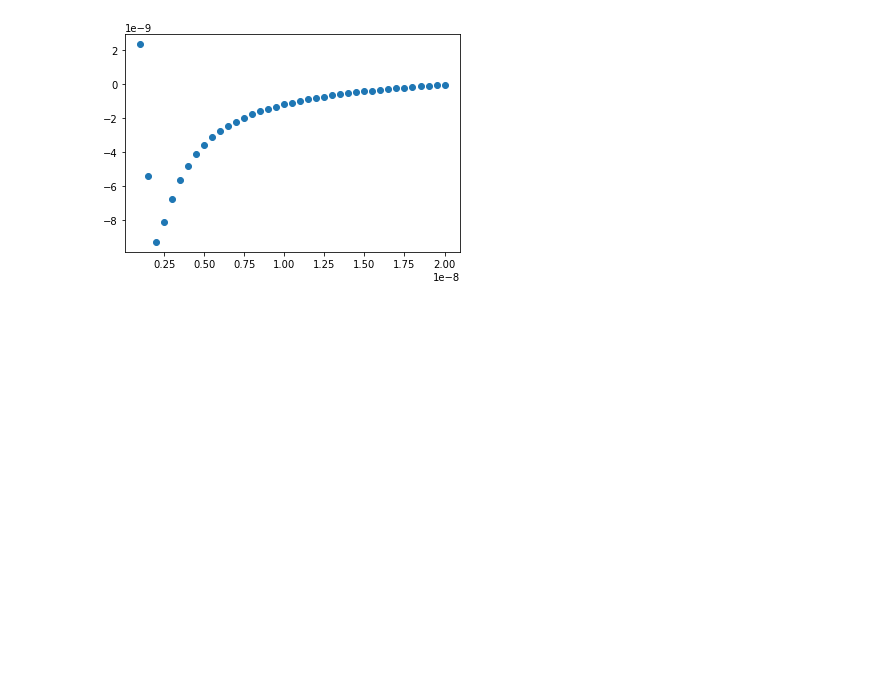
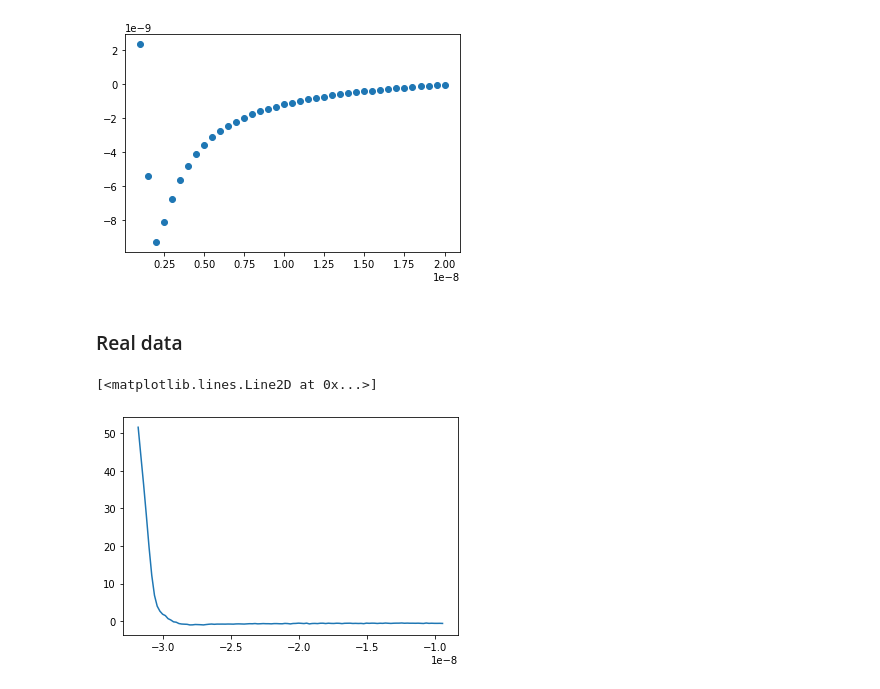
Before and after one commit to phys201/nc_AFM, a Jupyter notebook: df_to_force.ipynb, the cells around one changed output. Saved outputs shown, nothing was run; the diff lists cells and outputs as text; code cells hidden in the pictures; blank space fills up the shorter version.

```diff
--- a/df_to_force.ipynb
+++ b/df_to_force.ipynb
@@ -65,7 +80,7 @@ import pymc3 as pm
-# %%
-pm.Model()
-# %% [output]
-$$
-                \begin{array}{rcl}
-                \end{array}
-                $$
+# %% [markdown]
+### Real data
+# %%
+plt.plot(z_df_dataframe['z'], z_df_dataframe['0.75'])
+# %% [output]
+[<matplotlib.lines.Line2D at 0x...>]
+[figure, added]
```
Also changed, not shown: parts of 7 cells of this notebook, 1 other file.
